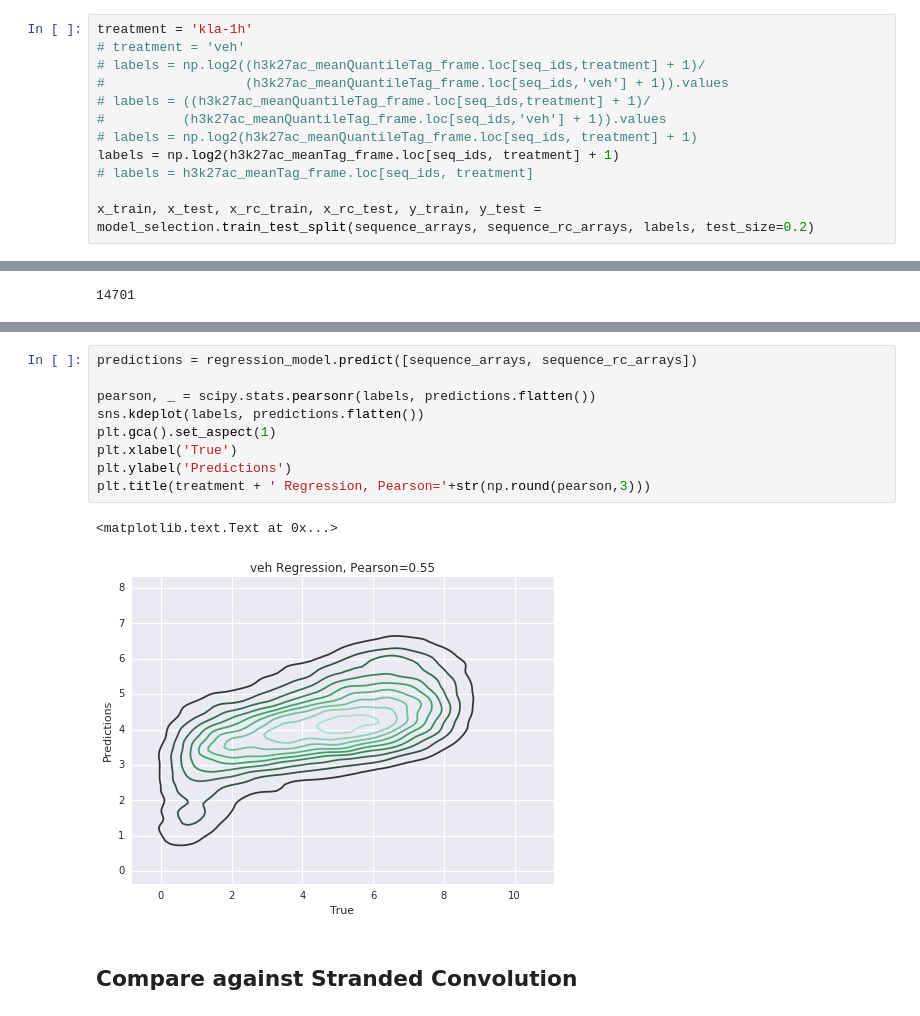
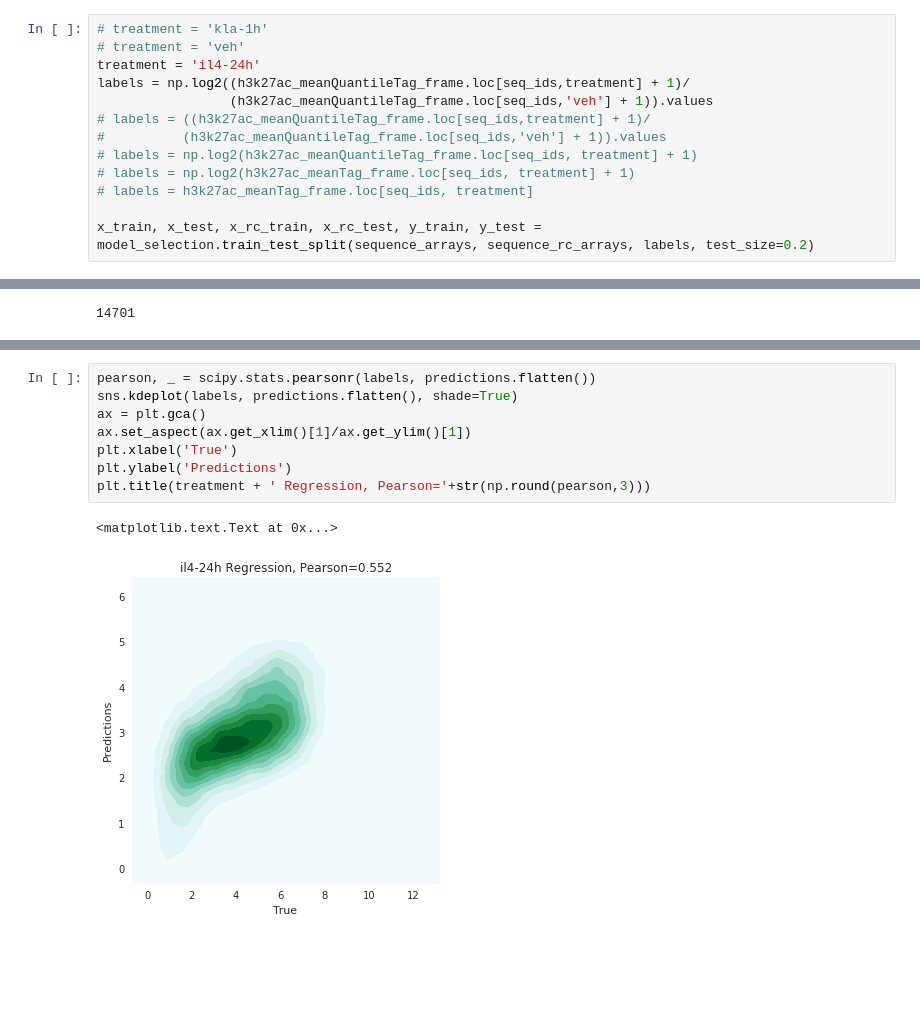
Before and after one commit to jenhantao/genomic_grammar, a Jupyter notebook: Attention Only Regression Analysis.ipynb, the cells around one changed output, grey strips where cells are left out. Cells and saved outputs as stored; diff of their text form; blank space fills up the shorter version.

Commit message:
removed stranded convolution

```diff
--- a/Attention Only Regression Analysis.ipynb
+++ b/Attention Only Regression Analysis.ipynb
@@ -283,14 +274,15 @@ h3k27ac_meanQuantileTag_frame.columns
 # %% [output]
 Index(['il4-24h', 'kla-1h', 'veh'], dtype='object')
 # %%
-treatment = 'kla-1h'
+# treatment = 'kla-1h'
 # treatment = 'veh'
-# labels = np.log2((h3k27ac_meanQuantileTag_frame.loc[seq_ids,treatment] + 1)/
-#                  (h3k27ac_meanQuantileTag_frame.loc[seq_ids,'veh'] + 1)).values
+treatment = 'il4-24h'
+labels = np.log2((h3k27ac_meanQuantileTag_frame.loc[seq_ids,treatment] + 1)/
+                 (h3k27ac_meanQuantileTag_frame.loc[seq_ids,'veh'] + 1)).values
 # labels = ((h3k27ac_meanQuantileTag_frame.loc[seq_ids,treatment] + 1)/
 #          (h3k27ac_meanQuantileTag_frame.loc[seq_ids,'veh'] + 1)).values
 # labels = np.log2(h3k27ac_meanQuantileTag_frame.loc[seq_ids, treatment] + 1)
-labels = np.log2(h3k27ac_meanTag_frame.loc[seq_ids, treatment] + 1)
+# labels = np.log2(h3k27ac_meanTag_frame.loc[seq_ids, treatment] + 1)
 # labels = h3k27ac_meanTag_frame.loc[seq_ids, treatment]
 
 x_train, x_test, x_rc_train, x_rc_test, y_train, y_test = model_selection.train_test_split(sequence_arrays, sequence_rc_arrays, labels, test_size=0.2)
@@ -896,14 +919,11 @@ Epoch 10/10
 # %%
-predictions = regression_model.predict([sequence_arrays, sequence_rc_arrays])
-
 pearson, _ = scipy.stats.pearsonr(labels, predictions.flatten())
-sns.kdeplot(labels, predictions.flatten())
-plt.gca().set_aspect(1)
+sns.kdeplot(labels, predictions.flatten(), shade=True)
+ax = plt.gca()
+ax.set_aspect(ax.get_xlim()[1]/ax.get_ylim()[1])
 plt.xlabel('True')
 plt.ylabel('Predictions')
 plt.title(treatment + ' Regression, Pearson='+str(np.round(pearson,3)))
 # %% [output]
 <matplotlib.text.Text at 0x...>
-[figure, old version]
+[figure, new version]
-# %% [markdown]
-## Compare against Stranded Convolution
```
Also changed, not shown: parts of 18 cells of this notebook.
